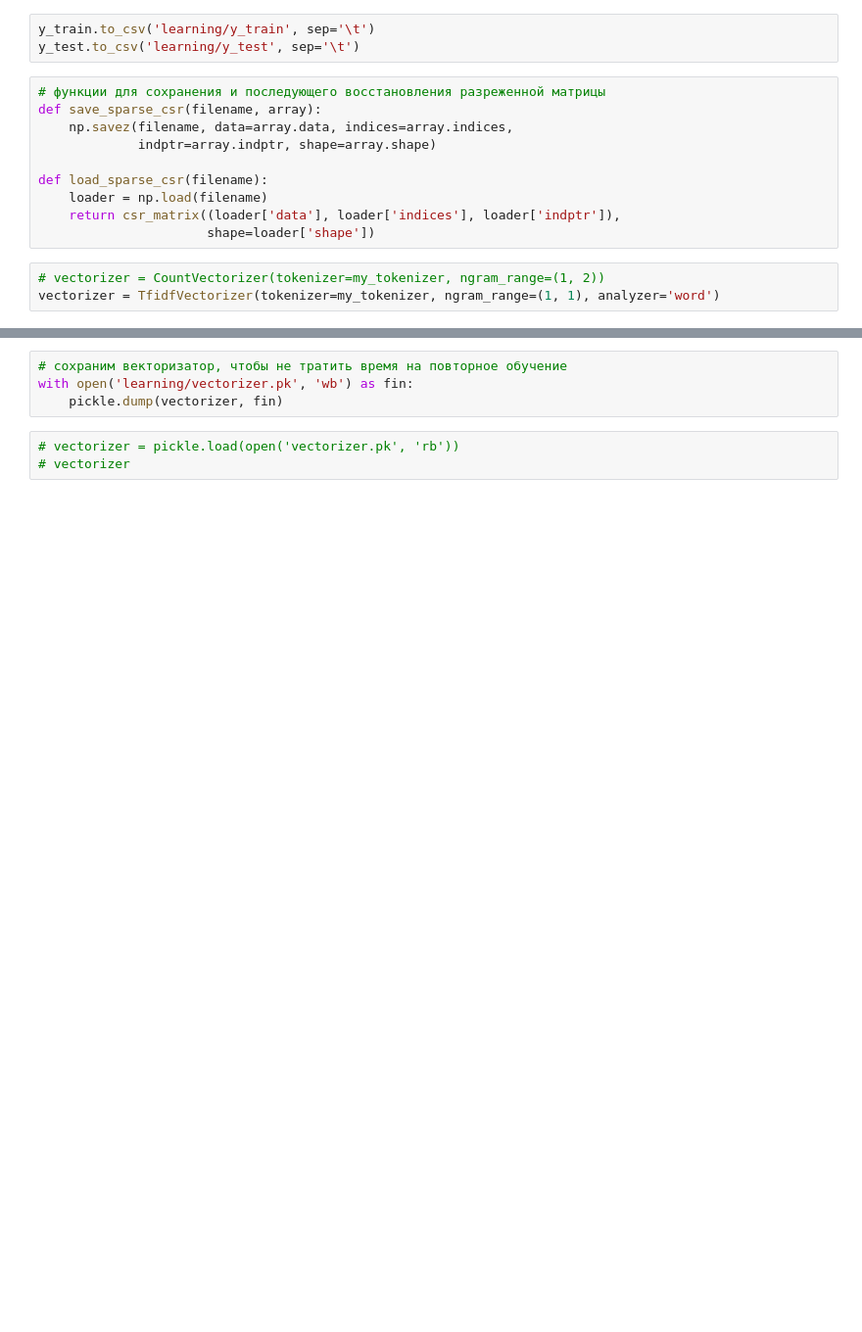
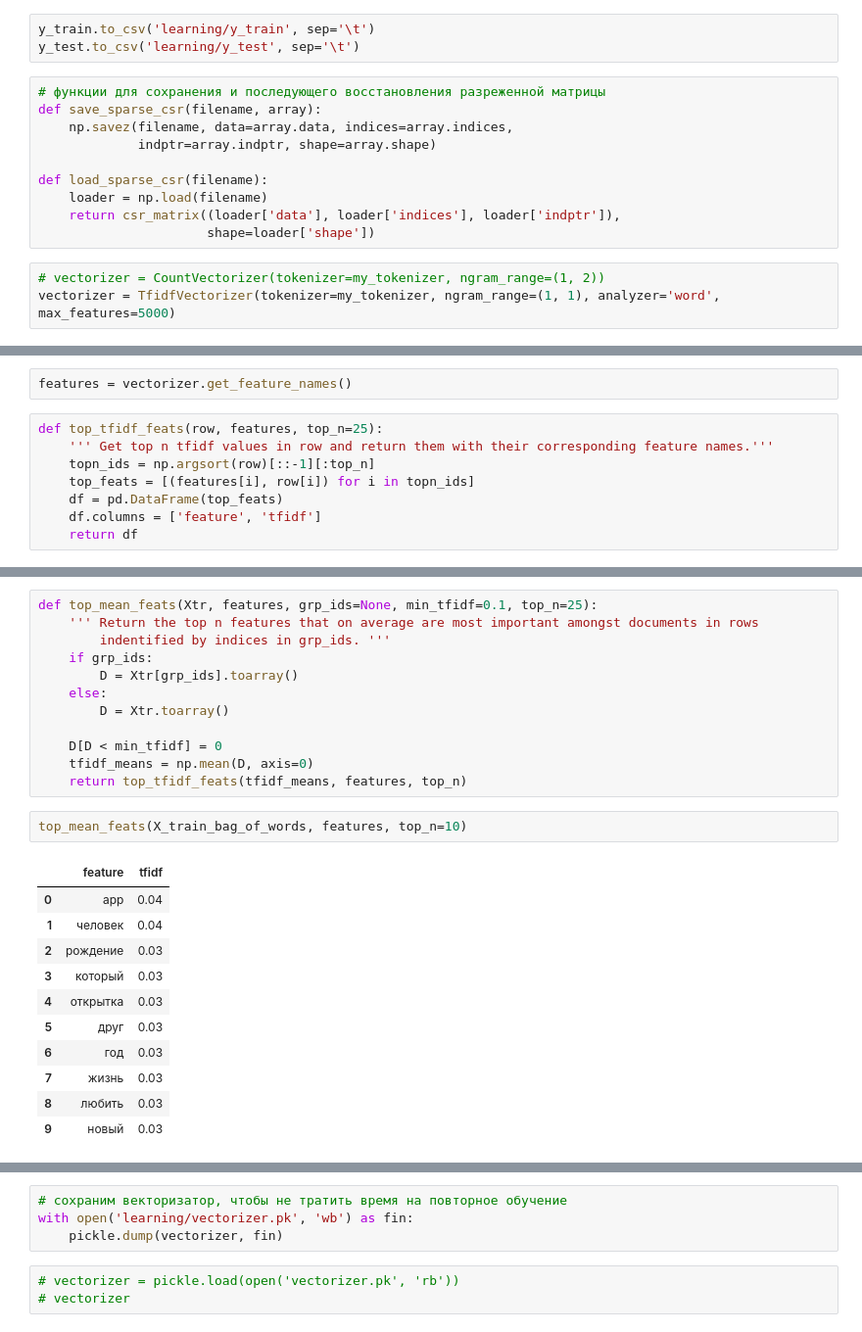
Before and after one commit to ChernetsovNG/otus_BigData, a Jupyter notebook: HW9/VK_data.ipynb, the cells around one changed output, grey strips where cells are left out. Shown at 98% size. Saved outputs shown, nothing was run; the diff lists cells and outputs as text; blank space fills up the shorter version.

```diff
--- a/HW9/VK_data.ipynb
+++ b/HW9/VK_data.ipynb
@@ -277,6 +263,6 @@ def load_sparse_csr(filename):
                       shape=loader['shape'])
 # %%
 # vectorizer = CountVectorizer(tokenizer=my_tokenizer, ngram_range=(1, 2))
-vectorizer = TfidfVectorizer(tokenizer=my_tokenizer, ngram_range=(1, 1), analyzer='word')
+vectorizer = TfidfVectorizer(tokenizer=my_tokenizer, ngram_range=(1, 1), analyzer='word', max_features=5000)
 # %%
 X_train_bag_of_words = vectorizer.fit_transform(tqdm(df_train['posts']))
@@ -283,0 +274,10 @@ save_sparse_csr('learning/X_train_bag_of_words', X_train_bag_of_words)
+# %%
+features = vectorizer.get_feature_names()
+# %%
+def top_tfidf_feats(row, features, top_n=25):
+    ''' Get top n tfidf values in row and return them with their corresponding feature names.'''
+    topn_ids = np.argsort(row)[::-1][:top_n]
+    top_feats = [(features[i], row[i]) for i in topn_ids]
+    df = pd.DataFrame(top_feats)
+    df.columns = ['feature', 'tfidf']
+    return df
@@ -283,0 +299,26 @@ save_sparse_csr('learning/X_train_bag_of_words', X_train_bag_of_words)
+# %%
+def top_mean_feats(Xtr, features, grp_ids=None, min_tfidf=0.1, top_n=25):
+    ''' Return the top n features that on average are most important amongst documents in rows
+        indentified by indices in grp_ids. '''
+    if grp_ids:
+        D = Xtr[grp_ids].toarray()
+    else:
+        D = Xtr.toarray()
+
+    D[D < min_tfidf] = 0
+    tfidf_means = np.mean(D, axis=0)
+    return top_tfidf_feats(tfidf_means, features, top_n)
+# %%
+top_mean_feats(X_train_bag_of_words, features, top_n=10)
+# %% [output]
+|  | feature | tfidf |
+| 0 | app | 0.04 |
+| 1 | человек | 0.04 |
+| 2 | рождение | 0.03 |
+| 3 | который | 0.03 |
+| 4 | открытка | 0.03 |
+| 5 | друг | 0.03 |
+| 6 | год | 0.03 |
+| 7 | жизнь | 0.03 |
+| 8 | любить | 0.03 |
+| 9 | новый | 0.03 |
```
Also changed, not shown: parts of 25 cells of this notebook, 4 other files.
